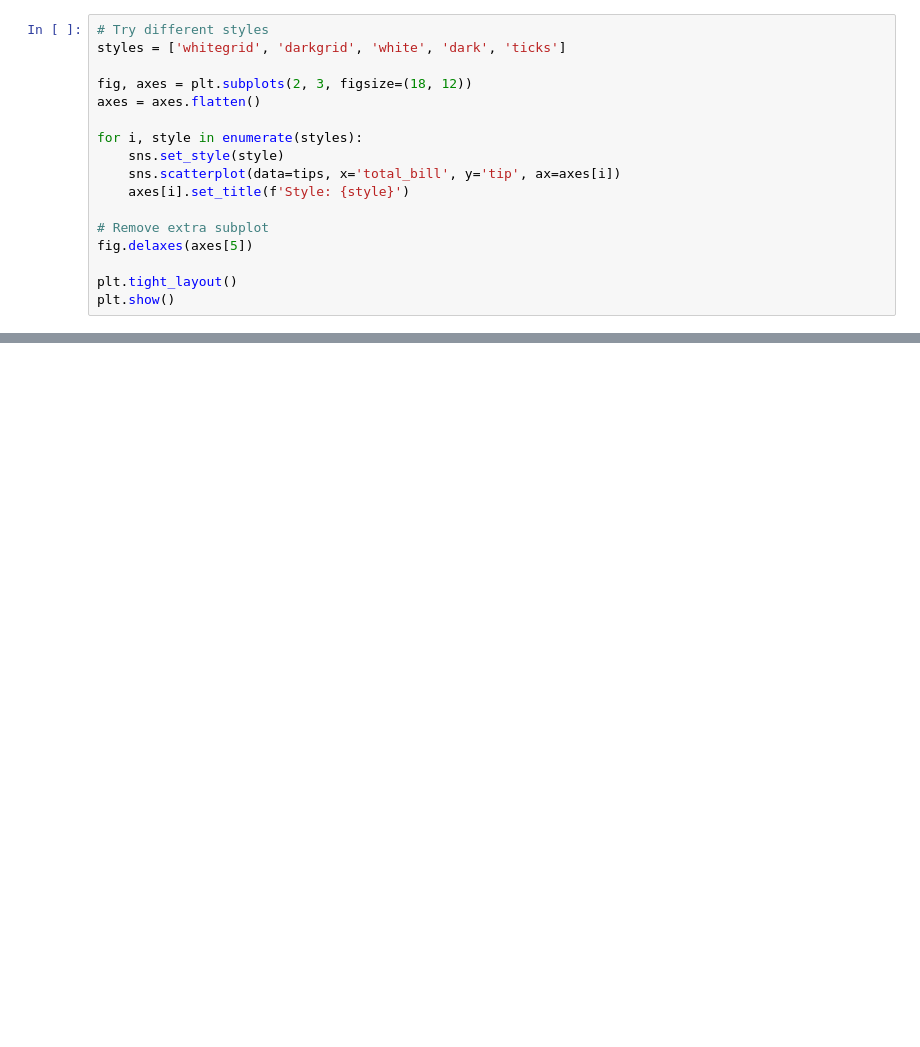
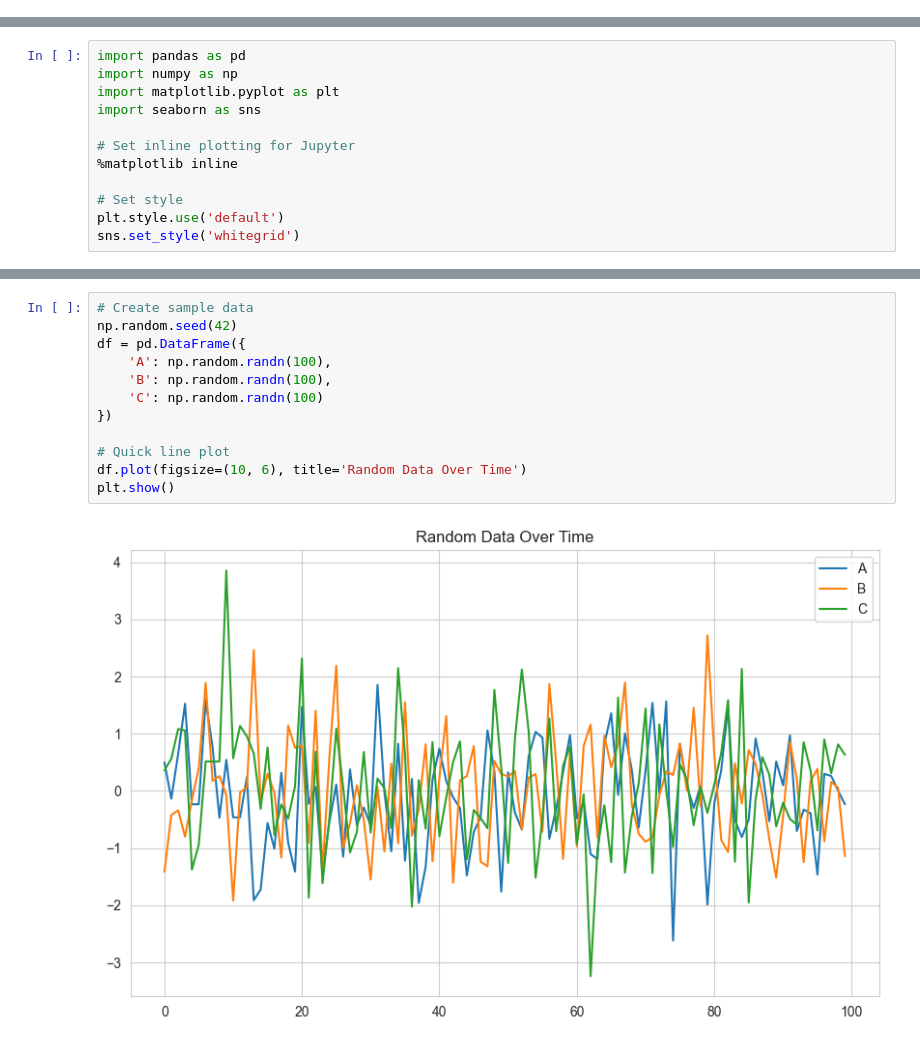
Before and after one commit to christopherseaman/datasci_217, a Jupyter notebook: 07/demo/demo2_seaborn_statistical.ipynb, the cells around one changed output, grey strips where cells are left out. Drawn from its saved outputs; the diff is of its cells as text; blank space fills up the shorter version.

```diff
--- a/07/demo/demo2_seaborn_statistical.ipynb
+++ b/07/demo/demo2_seaborn_statistical.ipynb
@@ -173,17 +0,0 @@ plt.show()
-# %%
-# Try different styles
-styles = ['whitegrid', 'darkgrid', 'white', 'dark', 'ticks']
-
-fig, axes = plt.subplots(2, 3, figsize=(18, 12))
-axes = axes.flatten()
-
-for i, style in enumerate(styles):
-    sns.set_style(style)
-    sns.scatterplot(data=tips, x='total_bill', y='tip', ax=axes[i])
-    axes[i].set_title(f'Style: {style}')
-
-# Remove extra subplot
-fig.delaxes(axes[5])
-
-plt.tight_layout()
-plt.show()
@@ -223,0 +13,12 @@ plt.show()
+# %%
+import pandas as pd
+import numpy as np
+import matplotlib.pyplot as plt
+import seaborn as sns
+
+# Set inline plotting for Jupyter
+%matplotlib inline
+
+# Set style
+plt.style.use('default')
+sns.set_style('whitegrid')
@@ -223,0 +33,14 @@ plt.show()
+# %%
+# Create sample data
+np.random.seed(42)
+df = pd.DataFrame({
+    'A': np.random.randn(100),
+    'B': np.random.randn(100),
+    'C': np.random.randn(100)
+})
+
+# Quick line plot
+df.plot(figsize=(10, 6), title='Random Data Over Time')
+plt.show()
+# %% [output]
+[figure, added]
```
Also changed, not shown: parts of 43 cells of this notebook, 58 other files.
